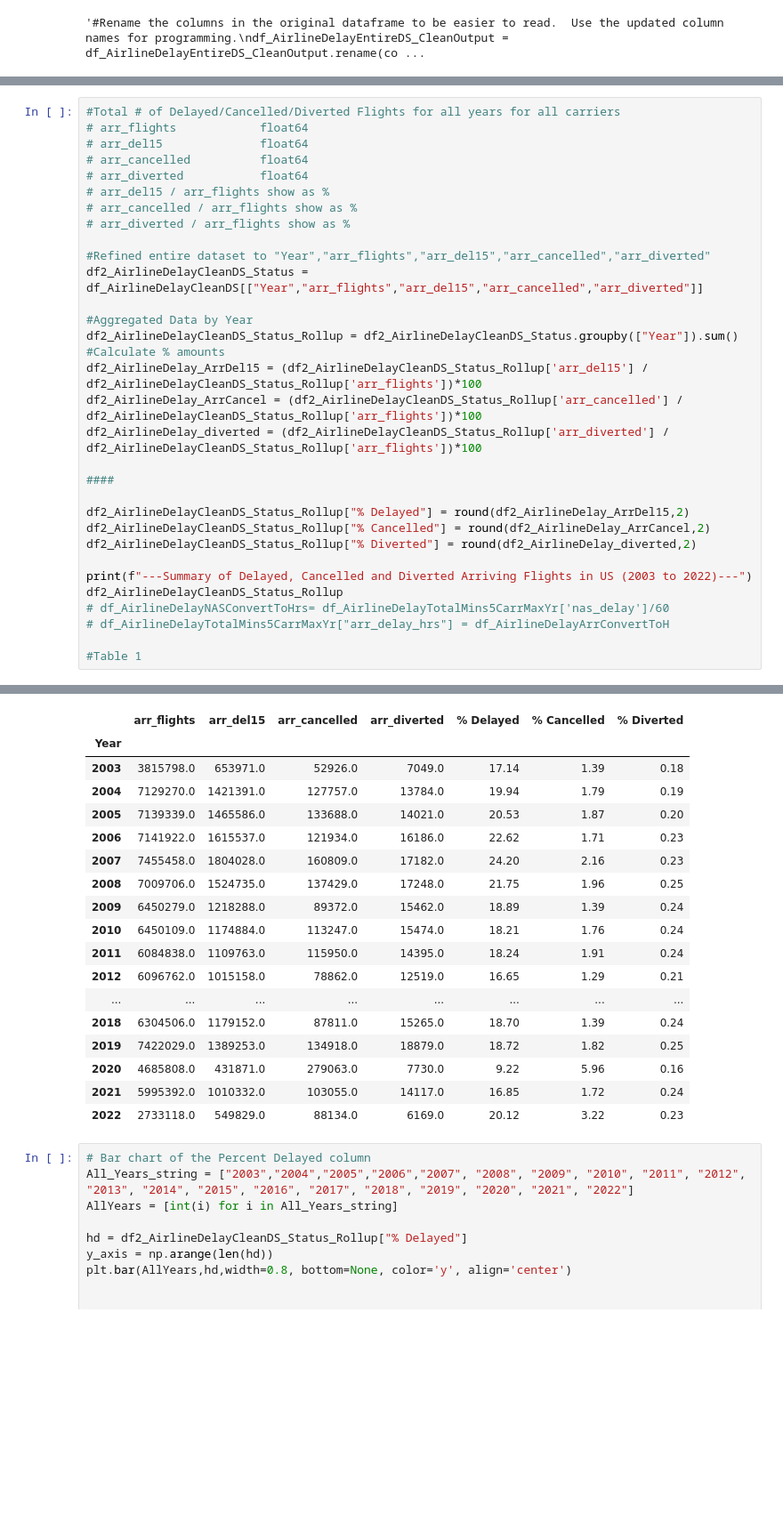
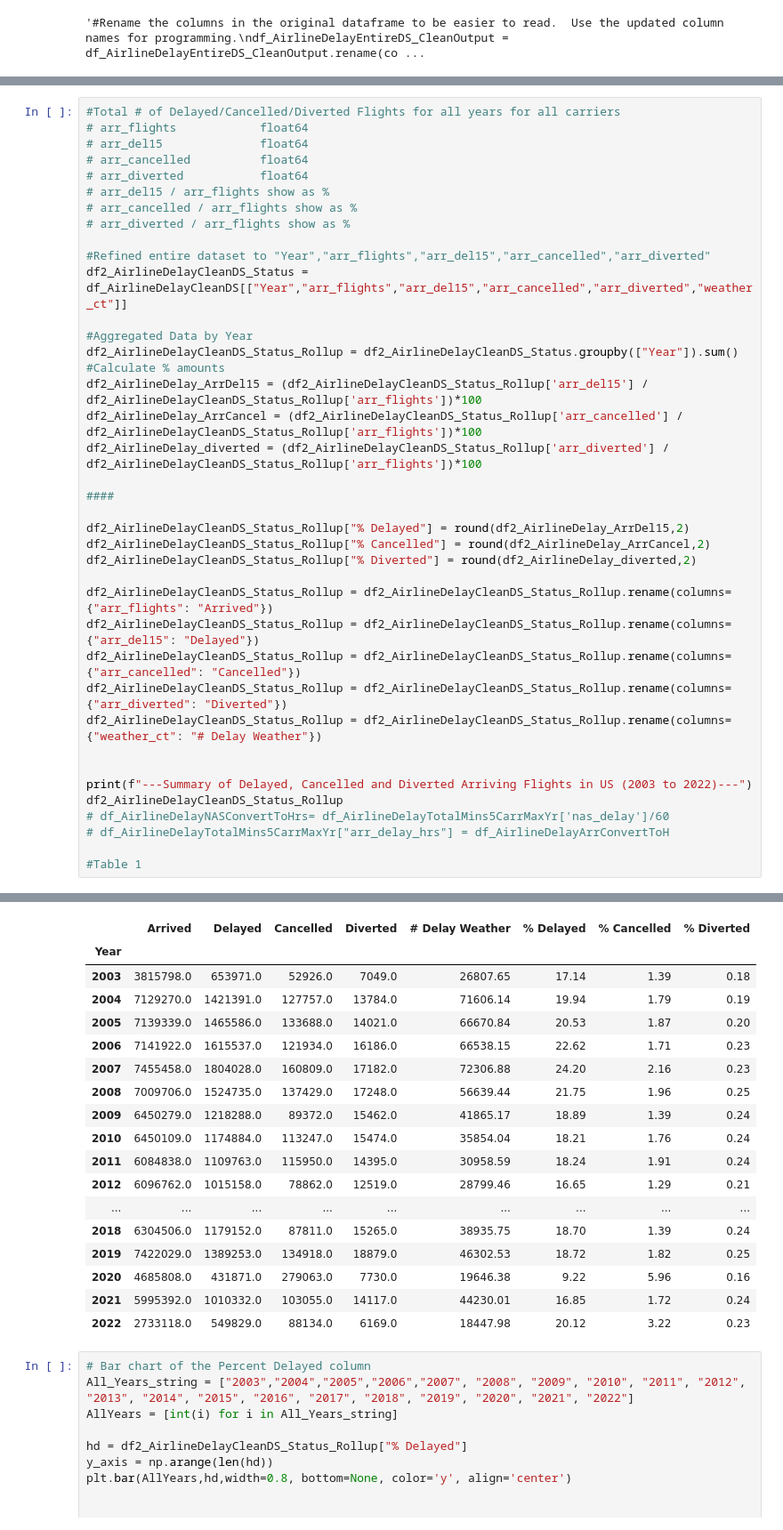
Before and after one commit to Tawn-Scotton/Team_3_Project_1, a Jupyter notebook: ProjectAirlineDelay.ipynb, the cells around one changed output, grey strips where cells are left out. Shown: that part at 89% size. Drawn from its saved outputs; the diff is of its cells as text; blank space fills up the shorter version.

```diff
--- a/ProjectAirlineDelay.ipynb
+++ b/ProjectAirlineDelay.ipynb
@@ -85,52 +85,59 @@ dtype: object
 # arr_del15              float64
 # arr_cancelled          float64
 # arr_diverted           float64
 # arr_del15 / arr_flights show as %
 # arr_cancelled / arr_flights show as %
 # arr_diverted / arr_flights show as %
 
 #Refined entire dataset to "Year","arr_flights","arr_del15","arr_cancelled","arr_diverted"
-df2_AirlineDelayCleanDS_Status = df_AirlineDelayCleanDS[["Year","arr_flights","arr_del15","arr_cancelled","arr_diverted"]]
+df2_AirlineDelayCleanDS_Status = df_AirlineDelayCleanDS[["Year","arr_flights","arr_del15","arr_cancelled","arr_diverted","weather_ct"]]
 
 #Aggregated Data by Year
 df2_AirlineDelayCleanDS_Status_Rollup = df2_AirlineDelayCleanDS_Status.groupby(["Year"]).sum()
 #Calculate % amounts
 df2_AirlineDelay_ArrDel15 = (df2_AirlineDelayCleanDS_Status_Rollup['arr_del15'] / df2_AirlineDelayCleanDS_Status_Rollup['arr_flights'])*100
 df2_AirlineDelay_ArrCancel = (df2_AirlineDelayCleanDS_Status_Rollup['arr_cancelled'] / df2_AirlineDelayCleanDS_Status_Rollup['arr_flights'])*100
 df2_AirlineDelay_diverted = (df2_AirlineDelayCleanDS_Status_Rollup['arr_diverted'] / df2_AirlineDelayCleanDS_Status_Rollup['arr_flights'])*100
 
 ####
 
 df2_AirlineDelayCleanDS_Status_Rollup["% Delayed"] = round(df2_AirlineDelay_ArrDel15,2)
 df2_AirlineDelayCleanDS_Status_Rollup["% Cancelled"] = round(df2_AirlineDelay_ArrCancel,2)
 df2_AirlineDelayCleanDS_Status_Rollup["% Diverted"] = round(df2_AirlineDelay_diverted,2)
 
+df2_AirlineDelayCleanDS_Status_Rollup = df2_AirlineDelayCleanDS_Status_Rollup.rename(columns={"arr_flights": "Arrived"})
+df2_AirlineDelayCleanDS_Status_Rollup = df2_AirlineDelayCleanDS_Status_Rollup.rename(columns={"arr_del15": "Delayed"})
+df2_AirlineDelayCleanDS_Status_Rollup = df2_AirlineDelayCleanDS_Status_Rollup.rename(columns={"arr_cancelled": "Cancelled"})
+df2_AirlineDelayCleanDS_Status_Rollup = df2_AirlineDelayCleanDS_Status_Rollup.rename(columns={"arr_diverted": "Diverted"})
+df2_AirlineDelayCleanDS_Status_Rollup = df2_AirlineDelayCleanDS_Status_Rollup.rename(columns={"weather_ct": "# Delay Weather"})
+
+
 print(f"---Summary of Delayed, Cancelled and Diverted Arriving Flights in US (2003 to 2022)---")
 df2_AirlineDelayCleanDS_Status_Rollup
 # df_AirlineDelayNASConvertToHrs= df_AirlineDelayTotalMins5CarrMaxYr['nas_delay']/60
 # df_AirlineDelayTotalMins5CarrMaxYr["arr_delay_hrs"] = df_AirlineDelayArrConvertToH
 
 #Table 1
 # %% [output]
 ---Summary of Delayed, Cancelled and Diverted Arriving Flights in US (2003 to 2022)---
-|  | arr_flights | arr_del15 | arr_cancelled | arr_diverted | % Delayed | % Cancelled | % Diverted |
-| Year |  |  |  |  |  |  |  |
-| 2003 | 3815798.0 | 653971.0 | 52926.0 | 7049.0 | 17.14 | 1.39 | 0.18 |
-| 2004 | 7129270.0 | 1421391.0 | 127757.0 | 13784.0 | 19.94 | 1.79 | 0.19 |
-| 2005 | 7139339.0 | 1465586.0 | 133688.0 | 14021.0 | 20.53 | 1.87 | 0.20 |
-| 2006 | 7141922.0 | 1615537.0 | 121934.0 | 16186.0 | 22.62 | 1.71 | 0.23 |
-| 2007 | 7455458.0 | 1804028.0 | 160809.0 | 17182.0 | 24.20 | 2.16 | 0.23 |
-| 2008 | 7009706.0 | 1524735.0 | 137429.0 | 17248.0 | 21.75 | 1.96 | 0.25 |
-| 2009 | 6450279.0 | 1218288.0 | 89372.0 | 15462.0 | 18.89 | 1.39 | 0.24 |
-| 2010 | 6450109.0 | 1174884.0 | 113247.0 | 15474.0 | 18.21 | 1.76 | 0.24 |
-| 2011 | 6084838.0 | 1109763.0 | 115950.0 | 14395.0 | 18.24 | 1.91 | 0.24 |
-| 2012 | 6096762.0 | 1015158.0 | 78862.0 | 12519.0 | 16.65 | 1.29 | 0.21 |
-| ... | ... | ... | ... | ... | ... | ... | ... |
-| 2018 | 6304506.0 | 1179152.0 | 87811.0 | 15265.0 | 18.70 | 1.39 | 0.24 |
-| 2019 | 7422029.0 | 1389253.0 | 134918.0 | 18879.0 | 18.72 | 1.82 | 0.25 |
-| 2020 | 4685808.0 | 431871.0 | 279063.0 | 7730.0 | 9.22 | 5.96 | 0.16 |
-| 2021 | 5995392.0 | 1010332.0 | 103055.0 | 14117.0 | 16.85 | 1.72 | 0.24 |
-| 2022 | 2733118.0 | 549829.0 | 88134.0 | 6169.0 | 20.12 | 3.22 | 0.23 |
+|  | Arrived | Delayed | Cancelled | Diverted | # Delay Weather | % Delayed | % Cancelled | % Diverted |
+| Year |  |  |  |  |  |  |  |  |
+| 2003 | 3815798.0 | 653971.0 | 52926.0 | 7049.0 | 26807.65 | 17.14 | 1.39 | 0.18 |
+| 2004 | 7129270.0 | 1421391.0 | 127757.0 | 13784.0 | 71606.14 | 19.94 | 1.79 | 0.19 |
+| 2005 | 7139339.0 | 1465586.0 | 133688.0 | 14021.0 | 66670.84 | 20.53 | 1.87 | 0.20 |
+| 2006 | 7141922.0 | 1615537.0 | 121934.0 | 16186.0 | 66538.15 | 22.62 | 1.71 | 0.23 |
+| 2007 | 7455458.0 | 1804028.0 | 160809.0 | 17182.0 | 72306.88 | 24.20 | 2.16 | 0.23 |
+| 2008 | 7009706.0 | 1524735.0 | 137429.0 | 17248.0 | 56639.44 | 21.75 | 1.96 | 0.25 |
+| 2009 | 6450279.0 | 1218288.0 | 89372.0 | 15462.0 | 41865.17 | 18.89 | 1.39 | 0.24 |
+| 2010 | 6450109.0 | 1174884.0 | 113247.0 | 15474.0 | 35854.04 | 18.21 | 1.76 | 0.24 |
+| 2011 | 6084838.0 | 1109763.0 | 115950.0 | 14395.0 | 30958.59 | 18.24 | 1.91 | 0.24 |
+| 2012 | 6096762.0 | 1015158.0 | 78862.0 | 12519.0 | 28799.46 | 16.65 | 1.29 | 0.21 |
+| ... | ... | ... | ... | ... | ... | ... | ... | ... |
+| 2018 | 6304506.0 | 1179152.0 | 87811.0 | 15265.0 | 38935.75 | 18.70 | 1.39 | 0.24 |
+| 2019 | 7422029.0 | 1389253.0 | 134918.0 | 18879.0 | 46302.53 | 18.72 | 1.82 | 0.25 |
+| 2020 | 4685808.0 | 431871.0 | 279063.0 | 7730.0 | 19646.38 | 9.22 | 5.96 | 0.16 |
+| 2021 | 5995392.0 | 1010332.0 | 103055.0 | 14117.0 | 44230.01 | 16.85 | 1.72 | 0.24 |
+| 2022 | 2733118.0 | 549829.0 | 88134.0 | 6169.0 | 18447.98 | 20.12 | 3.22 | 0.23 |
 # %%
 # Bar chart of the Percent Delayed column
 All_Years_string = ["2003","2004","2005","2006","2007", "2008", "2009", "2010", "2011", "2012", "2013", "2014", "2015", "2016", "2017", "2018", "2019", "2020", "2021", "2022"]
```
Also changed, not shown: parts of 27 cells of this notebook, 2 other files.
